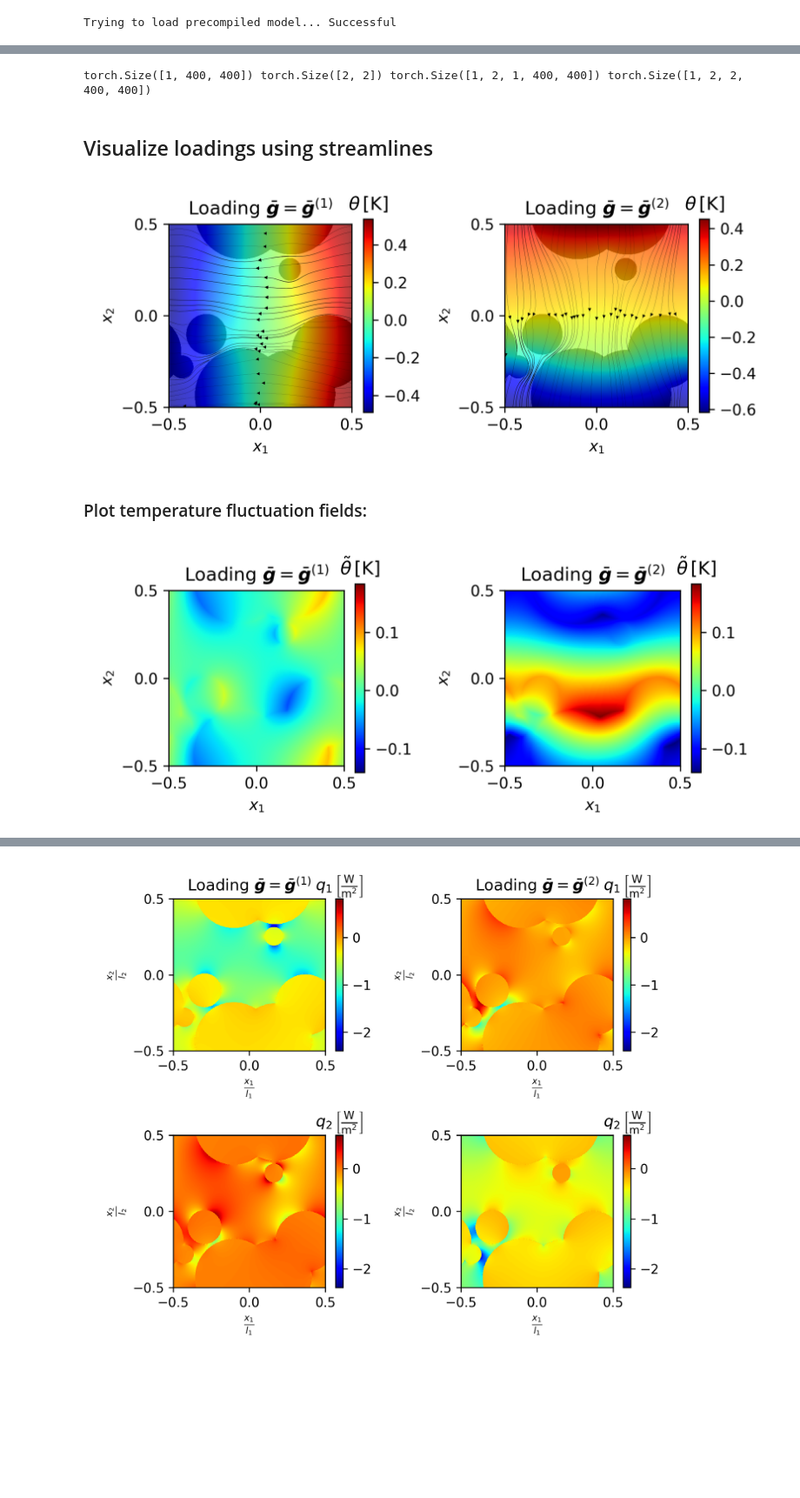
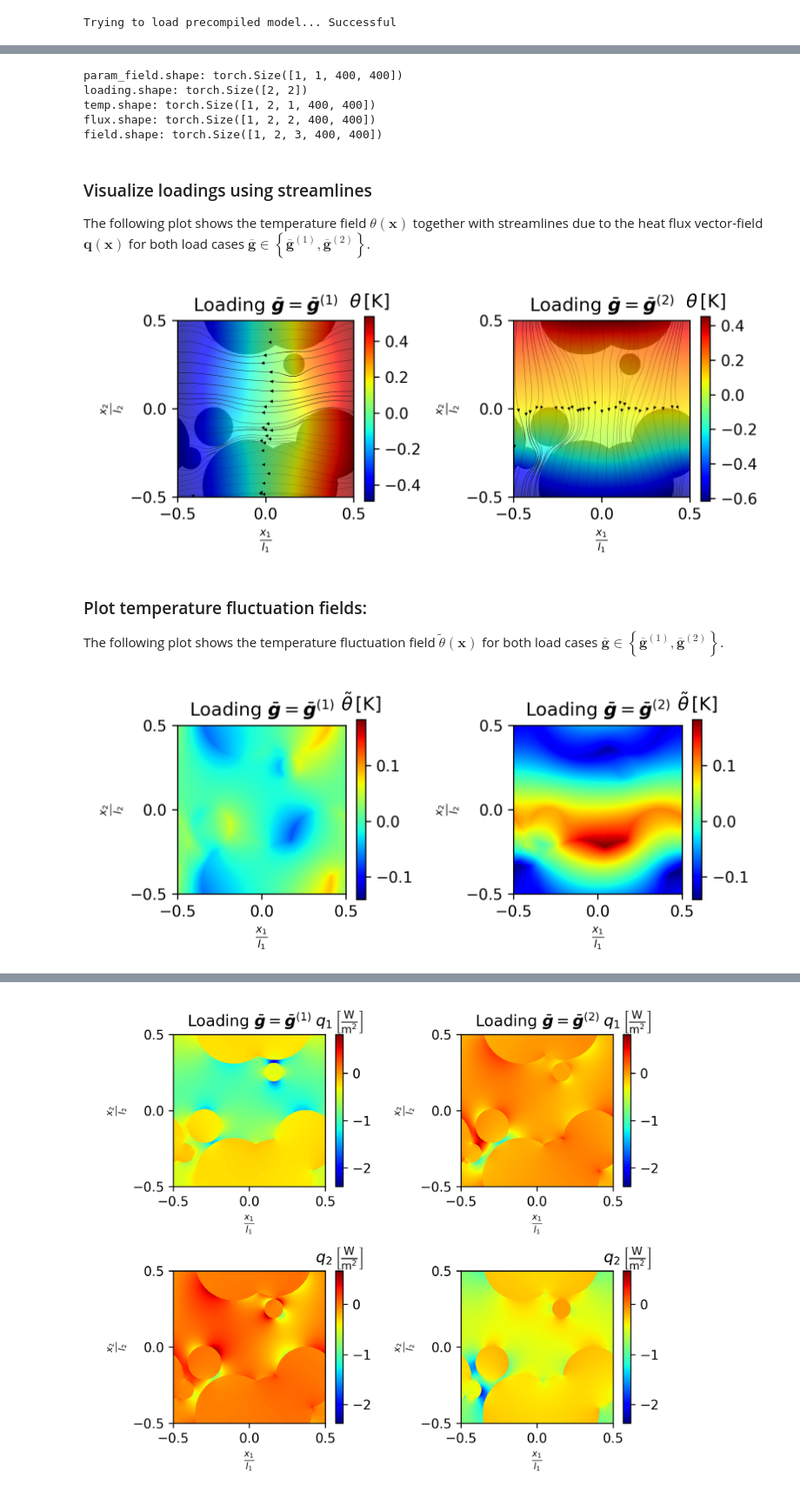
Before and after one commit to DataAnalyticsEngineering/nfdi-demonstrator, a Jupyter notebook: demonstrator.ipynb, the cells around one changed output, grey strips where cells are left out. Shown at 87% size. Drawn from its saved outputs; the diff is of its cells as text; code cells hidden in the pictures; blank space fills up the shorter version.

```diff
--- a/demonstrator.ipynb
+++ b/demonstrator.ipynb
@@ -86,11 +170,11 @@ Number of samples in dataset: 30000
 # %%
 idx = 25
-image = samples[idx]
+image = samples[idx].unsqueeze(0)
 
 fig, ax = plt.subplots(1, 1)
-cax = ax.imshow(image.T.cpu(), origin="lower")
+cax = ax.imshow(image[0].T.cpu(), origin="lower")
 fig.colorbar(cax, ax=ax)
-ax.set_title(r"$\chi(x)$")
+ax.set_title(r"$\chi_1(x)$")
 fig.tight_layout()
 plt.show()
 # %% [output]
@@ -164,11 +269,21 @@ with torch.inference_mode():
     field = model(param_field.to(**args), loading.to(**args))
     temp = field[..., :1, :, :].cpu()
     flux = field[..., 1:, :, :].cpu()
-print(param_field.shape, loading.shape, temp.shape, flux.shape)
+print("param_field.shape:", param_field.shape)
+print("loading.shape:", loading.shape)
+print("temp.shape:", temp.shape)
+print("flux.shape:", flux.shape)
+print("field.shape:", field.shape)
 # %% [output]
-torch.Size([1, 400, 400]) torch.Size([2, 2]) torch.Size([1, 2, 1, 400, 400]) torch.Size([1, 2, 2, 400, 400])
+param_field.shape: torch.Size([1, 1, 400, 400])
+loading.shape: torch.Size([2, 2])
+temp.shape: torch.Size([1, 2, 1, 400, 400])
+flux.shape: torch.Size([1, 2, 2, 400, 400])
+field.shape: torch.Size([1, 2, 3, 400, 400])
 # %% [markdown]
-## Visualize loadings using streamlines
+### Visualize loadings using streamlines
+
+The following plot shows the temperature field $\theta(\boldsymbol{x})$ together with streamlines due to the heat flux vector-field $\boldsymbol{q}(\boldsymbol{x})$ for both load cases $\overline{\boldsymbol{g}} \in \left\{ \overline{\boldsymbol{g}}^{(1)}, \overline{\boldsymbol{g}}^{(2)} \right\}$.
 # %%
 X, Y = get_node_coords(temp)
 temp_macro = get_macro_temp(temp[..., :1, :, :], loading.cpu())
@@ -179,7 +294,7 @@ for load_i, load_name in enumerate(loading_names):
     pcm = ax[load_i].imshow(temp_macro[0, load_i, 0].T.cpu().numpy(), origin="lower", extent=[-0.5, 0.5, -0.5, 0.5], cmap="jet")
     clb = plt.colorbar(pcm, ax=ax[load_i])
     clb.ax.set_title(r"$\theta \,\mathrm{[K]}$")
-    ax[load_i].imshow(image.T.cpu().numpy(), origin="lower", extent=[-0.5, 0.5, -0.5, 0.5], cmap="Greys", alpha=0.25, rasterized=True)
+    ax[load_i].imshow(image[0].T.cpu().numpy(), origin="lower", extent=[-0.5, 0.5, -0.5, 0.5], cmap="Greys", alpha=0.25, rasterized=True)
     flux_mag = flux[0].norm(dim=-3)[load_i].T
     lw = flux_mag * 0.5 / flux_mag.max().item()
     ax[load_i].streamplot(X.cpu().numpy(), Y.cpu().numpy(), flux[0, load_i, 0].T.cpu().numpy(), flux[0, load_i, 1].T.numpy(), color='k', density=0.6, broken_streamlines=False, linewidth=lw.numpy(), arrowsize=0.5)
@@ -189,31 +304,33 @@ for ax_handle in ax.ravel():
     ax_handle.set_ylim(-0.5, 0.5)
     ax_handle.set_xticks([-0.5, 0.0, 0.5])
     ax_handle.set_yticks([-0.5, 0.0, 0.5])
-    ax_handle.set_xlabel(r"$x_1$")
-    ax_handle.set_ylabel(r"$x_2$")
+    ax_handle.set_xlabel(r"$\frac{x_1}{l_1}$")
+    ax_handle.set_ylabel(r"$\frac{x_2}{l_2}$")
 plt.tight_layout()
 plt.show()
 # %% [output]
-[figure, old version]
+[figure, new version]
 # %% [markdown]
 ### Plot temperature fluctuation fields:
+
+The following plot shows the temperature fluctuation field $\tilde{\theta}(\boldsymbol{x})$ for both load cases $\overline{\boldsymbol{g}} \in \left\{ \overline{\boldsymbol{g}}^{(1)}, \overline{\boldsymbol{g}}^{(2)} \right\}$.
 # %%
 fig, ax = plt.subplots(1, 2, figsize=[6.3, 2.6], dpi=300)
 plot_channel(temp[0,0], temp[0,1], channel=0, ax=ax, cmap="jet", plot_error=False, cbar_label=r"$\tilde{\theta} \,\mathrm{[K]}$")
 
 for load_i, load_name in enumerate(loading_names):
-    ax[load_i].set_title(rf"Loading {load_name}")#
+    ax[load_i].set_title(rf"Loading {load_name}")
 for ax_handle in ax.ravel():
     ax_handle.axis('on')
     ax_handle.set_xlim(-0.5, 0.5)
     ax_handle.set_ylim(-0.5, 0.5)
     ax_handle.set_xticks([-0.5, 0.0, 0.5])
     ax_handle.set_yticks([-0.5, 0.0, 0.5])
-    ax_handle.set_xlabel(r"$x_1$")
-    ax_handle.set_ylabel(r"$x_2$")
+    ax_handle.set_xlabel(r"$\frac{x_1}{l_1}$")
+    ax_handle.set_ylabel(r"$\frac{x_2}{l_2}$")
 plt.tight_layout()
 plt.show()
 # %% [output]
-[figure, old version]
+[figure, new version]
 # %% [markdown]
 ### Plot heat flux fields:
```
Also changed, not shown: parts of 16 cells of this notebook, 4 other files.
